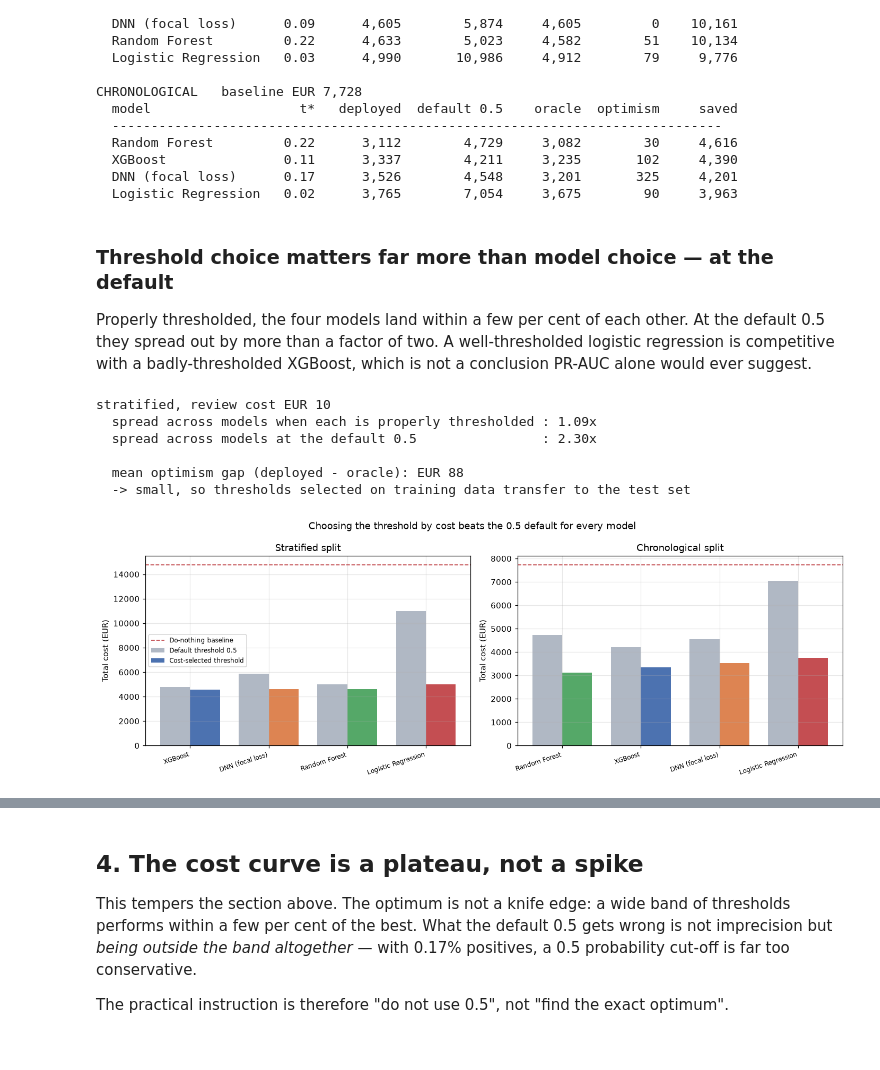
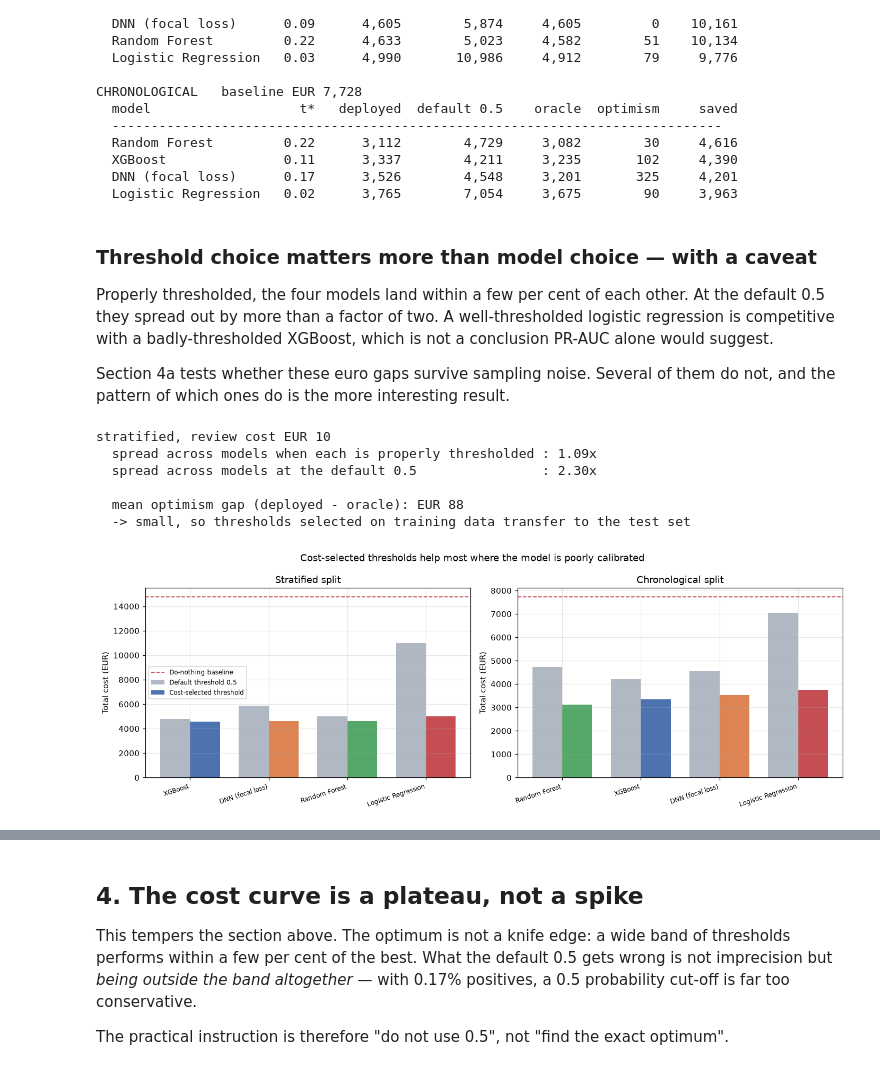
Before and after one commit to karsahakyann/Credit-Card-Fraud-Detection, a Jupyter notebook: notebooks/05_cost_sensitive_shap.ipynb, the cells around one changed output, grey strips where cells are left out. Saved outputs shown, nothing was run; the diff lists cells and outputs as text; code cells hidden in the pictures.

```diff
--- a/notebooks/05_cost_sensitive_shap.ipynb
+++ b/notebooks/05_cost_sensitive_shap.ipynb
@@ -111,12 +111,16 @@ CHRONOLOGICAL   baseline EUR 7,728
   DNN (focal loss)      0.17      3,526        4,548     3,201       325     4,201
   Logistic Regression   0.02      3,765        7,054     3,675        90     3,963
 # %% [markdown]
-### Threshold choice matters far more than model choice — at the default
+### Threshold choice matters more than model choice — with a caveat
 
 Properly thresholded, the four models land within a few per cent of each
 other. At the default 0.5 they spread out by more than a factor of two. A
 well-thresholded logistic regression is competitive with a badly-thresholded
-XGBoost, which is not a conclusion PR-AUC alone would ever suggest.
+XGBoost, which is not a conclusion PR-AUC alone would suggest.
+
+Section 4a tests whether these euro gaps survive sampling noise. Several of
+them do not, and the pattern of which ones do is the more interesting
+result.
 # %%
 s = sel[(sel.protocol == "stratified") & (sel.review_cost == RC)]
 spread_dep = s.cost_deployed.max() / s.cost_deployed.min()
@@ -137,26 +141,26 @@ stratified, review cost EUR 10
 # %%
 fig, axes = plt.subplots(1, 2, figsize=(13, 4.6), sharey=False)
 for ax, proto in zip(axes, ("stratified", "chronological")):
     s = sel[(sel.protocol == proto) & (sel.review_cost == RC)].sort_values("cost_deployed")
     x = np.arange(len(s)); w = 0.38
     ax.bar(x - w/2, s.cost_at_default_0_5, w, label="Default threshold 0.5",
            color="#B0B8C4")
     ax.bar(x + w/2, s.cost_deployed, w, label="Cost-selected threshold",
            color=[MODEL_COLOR[m] for m in s.model])
     ax.axhline(s.iloc[0].baseline_best, color="#C44E52", linestyle="--",
                linewidth=1.2, label="Do-nothing baseline")
     ax.set_xticks(x)
     ax.set_xticklabels([MODEL_LABEL[m] for m in s.model], rotation=18,
                        ha="right", fontsize=8)
     ax.set_title(f"{proto.capitalize()} split")
     ax.set_ylabel("Total cost (EUR)")
 axes[0].legend(fontsize=8)
-fig.suptitle("Choosing the threshold by cost beats the 0.5 default for every model",
+fig.suptitle("Cost-selected thresholds help most where the model is poorly calibrated",
              fontsize=12)
 fig.tight_layout()
 config.FIGURES_DIR.mkdir(parents=True, exist_ok=True)
 fig.savefig(config.FIGURES_DIR / "phase5_cost_by_model.png", dpi=150,
             bbox_inches="tight")
 plt.show()
 # %% [output]
-[figure, old version]
+[figure, new version]
```
Also changed, not shown: parts of 3 cells of this notebook, 3 other files.
